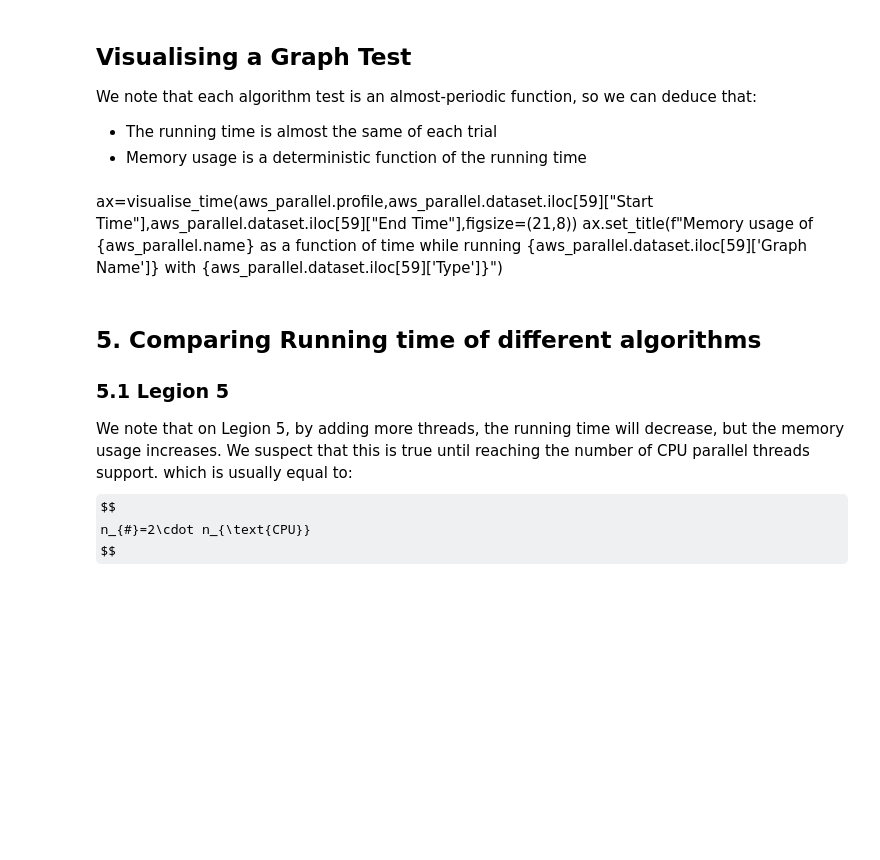
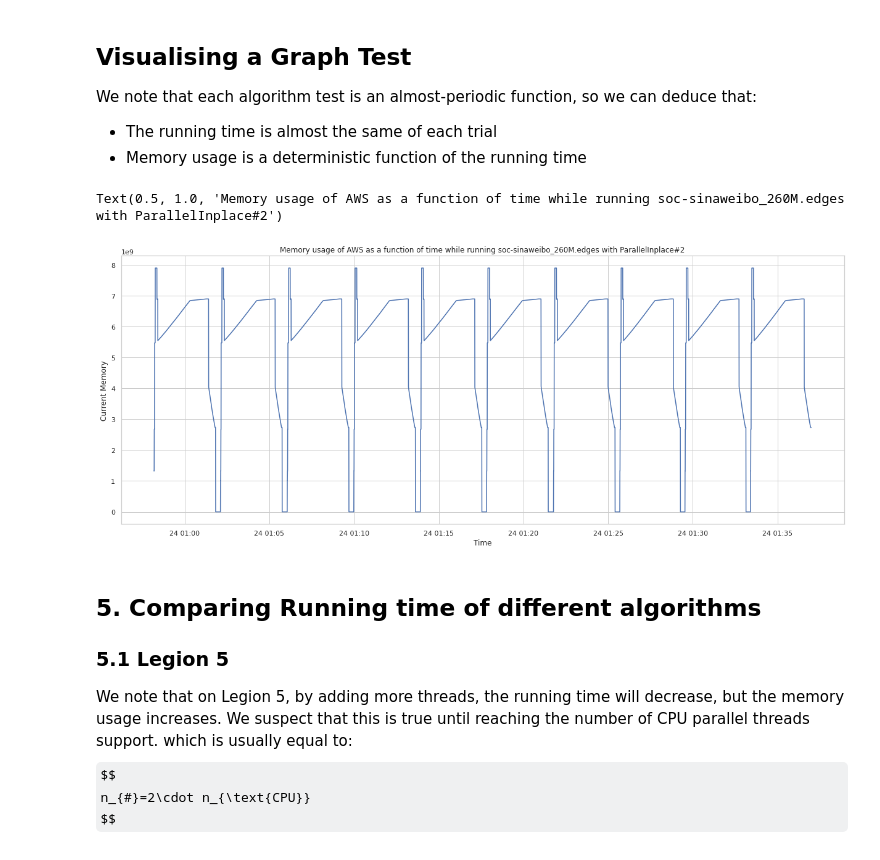
Before and after one commit to mariemloukill/Graph_creation, a Jupyter notebook: PFATeam/results/analysis.ipynb, the cells around one changed output. Drawn from its saved outputs; the diff is of its cells as text; code cells hidden in the pictures; some formulas as TeX source; blank space fills up the shorter version.

```diff
--- a/PFATeam/results/analysis.ipynb
+++ b/PFATeam/results/analysis.ipynb
@@ -136,9 +154,12 @@ def visualise_time_relative(profile,start_time, end_time,ax=None,label=None,figs
 We note that each algorithm test is an almost-periodic function, so we can deduce that:
 - The running time is almost the same of each trial
 - Memory usage is a deterministic function of the running time
-# %% [markdown]
-ax=visualise_time(aws_parallel.profile,aws_parallel.dataset.iloc[59]["Start Time"],aws_parallel.dataset.iloc[59]["End Time"],figsize=(21,8))
-ax.set_title(f"Memory usage of {aws_parallel.name} as a function of time while running {aws_parallel.dataset.iloc[59]['Graph Name']} with {aws_parallel.dataset.iloc[59]['Type']}")
+# %%
+ax=visualise_time(aws_parallel.profile,aws_parallel.dataset.iloc[59]["Start Time"],aws_parallel.dataset.iloc[59]["End Time"],figsize=(21,8))
+ax.set_title(f"Memory usage of {aws_parallel.name} as a function of time while running {aws_parallel.dataset.iloc[59]['Graph Name']} with {aws_parallel.dataset.iloc[59]['Type']}")
+# %% [output]
+Text(0.5, 1.0, 'Memory usage of AWS as a function of time while running soc-sinaweibo_260M.edges with ParallelInplace#2')
+[figure, added]
 # %% [markdown]
 ## 5. Comparing Running time of different algorithms
 ### 5.1 Legion 5
```
Also changed, not shown: parts of 24 cells of this notebook, 4 other files.
